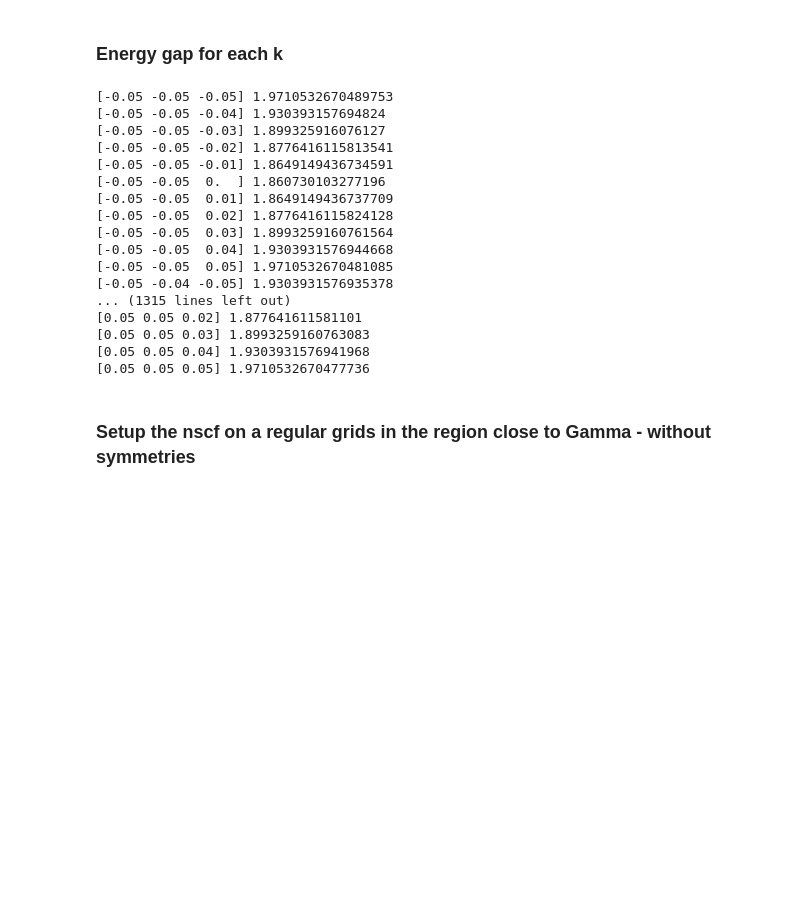
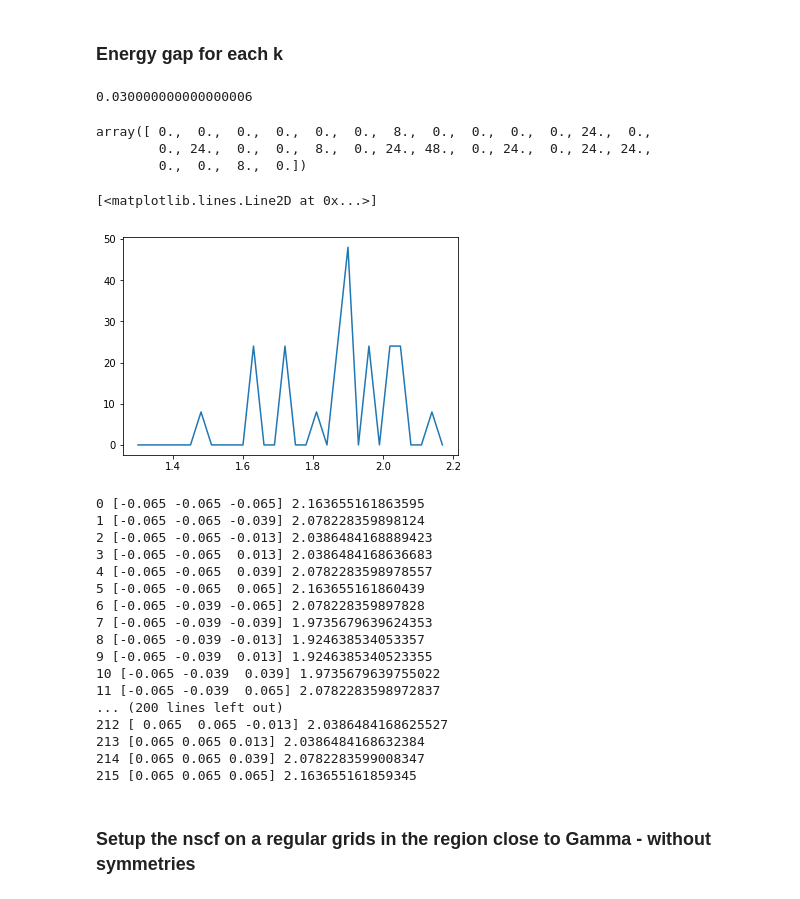
Before and after one commit to marcodalessandro76/Generation-and-decay-of-the-degree-of-spin-polarization-in-GaAs, a Jupyter notebook: Nscf_on_a_grid-Ypp_bands.ipynb, the cells around one changed output. Drawn from its saved outputs; the diff is of its cells as text; code cells hidden in the pictures; blank space fills up the shorter version.

```diff
--- a/Nscf_on_a_grid-Ypp_bands.ipynb
+++ b/Nscf_on_a_grid-Ypp_bands.ipynb
@@ -358,32 +392,57 @@ parse file : nscf/bnds_40-kpoints_6-sampling_reg_grid_gamma.save/data-file-schem
 # %% [markdown]
 ### Energy gap for each k
 # %%
-results = bnds_study.fetch_results(id={'kpoints' : 11})[0]
+#results = bnds_study.fetch_results(id={'kpoints' : 100})[0]
+results = bnds_study.fetch_results()[0]
 bands = results.band_structure(plot=False)
 k_values = bands[:,0] # position on the path
 kpoints_cart = results.kpt_cart # cartesian position for each value on the path
+# %%
+gaps = 1.0+bands[:,9]-bands[:,7]
+#gaps
+# %%
+numpoints = 30
+emin = 1.3
+emax = 2.2
+bin_width = (emax-emin)/numpoints
+print(bin_width)
+energy_range = [emin+x*bin_width for x in range(numpoints)]
+dos = np.zeros(numpoints)
+for g in gaps:
+    dos[int((g-emin)/bin_width)] += 1.0
+dos
+# %% [output]
+0.030000000000000006
+array([ 0.,  0.,  0.,  0.,  0.,  0.,  8.,  0.,  0.,  0.,  0., 24.,  0.,
+        0., 24.,  0.,  0.,  8.,  0., 24., 48.,  0., 24.,  0., 24., 24.,
+        0.,  0.,  8.,  0.])
+# %%
+plt.plot(energy_range,dos)
+# %% [output]
+[<matplotlib.lines.Line2D at 0x...>]
+[figure, added]
 # %%
-gap = 1.0+bands[:,9]-bands[:,7]
 for ind in range(len(k_values)):
-    if gap[ind] < 2.0: print(kpoints_cart[ind],gap[ind])
+    print(ind,kpoints_cart[ind],gaps[ind])
+    #if gap[ind] < 3.0: print(kpoints_cart[ind],gap[ind])
 # %% [output]
-[-0.05 -0.05 -0.05] 1.9710532670489753
-[-0.05 -0.05 -0.04] 1.930393157694824
-[-0.05 -0.05 -0.03] 1.899325916076127
-[-0.05 -0.05 -0.02] 1.8776416115813541
-[-0.05 -0.05 -0.01] 1.8649149436734591
-[-0.05 -0.05  0.  ] 1.860730103277196
-[-0.05 -0.05  0.01] 1.8649149436737709
-[-0.05 -0.05  0.02] 1.8776416115824128
-[-0.05 -0.05  0.03] 1.8993259160761564
-[-0.05 -0.05  0.04] 1.9303931576944668
-[-0.05 -0.05  0.05] 1.9710532670481085
-[-0.05 -0.04 -0.05] 1.9303931576935378
-... (1315 lines left out)
-[0.05 0.05 0.02] 1.877641611581101
-[0.05 0.05 0.03] 1.8993259160763083
-[0.05 0.05 0.04] 1.9303931576941968
-[0.05 0.05 0.05] 1.9710532670477736
+0 [-0.065 -0.065 -0.065] 2.163655161863595
+1 [-0.065 -0.065 -0.039] 2.078228359898124
+2 [-0.065 -0.065 -0.013] 2.0386484168889423
+3 [-0.065 -0.065  0.013] 2.0386484168636683
+4 [-0.065 -0.065  0.039] 2.0782283598978557
+5 [-0.065 -0.065  0.065] 2.163655161860439
+6 [-0.065 -0.039 -0.065] 2.078228359897828
+7 [-0.065 -0.039 -0.039] 1.9735679639624353
+8 [-0.065 -0.039 -0.013] 1.924638534053357
+9 [-0.065 -0.039  0.013] 1.9246385340523355
+10 [-0.065 -0.039  0.039] 1.9735679639755022
+11 [-0.065 -0.039  0.065] 2.0782283598972837
+... (200 lines left out)
+212 [ 0.065  0.065 -0.013] 2.0386484168625527
+213 [0.065 0.065 0.013] 2.0386484168632384
+214 [0.065 0.065 0.039] 2.0782283599008347
+215 [0.065 0.065 0.065] 2.163655161859345
 # %% [markdown]
 ### Setup the nscf on a regular grids in the region close to Gamma - without symmetries
 # %%
```
Also changed, not shown: parts of 18 cells of this notebook, 3 other files.
